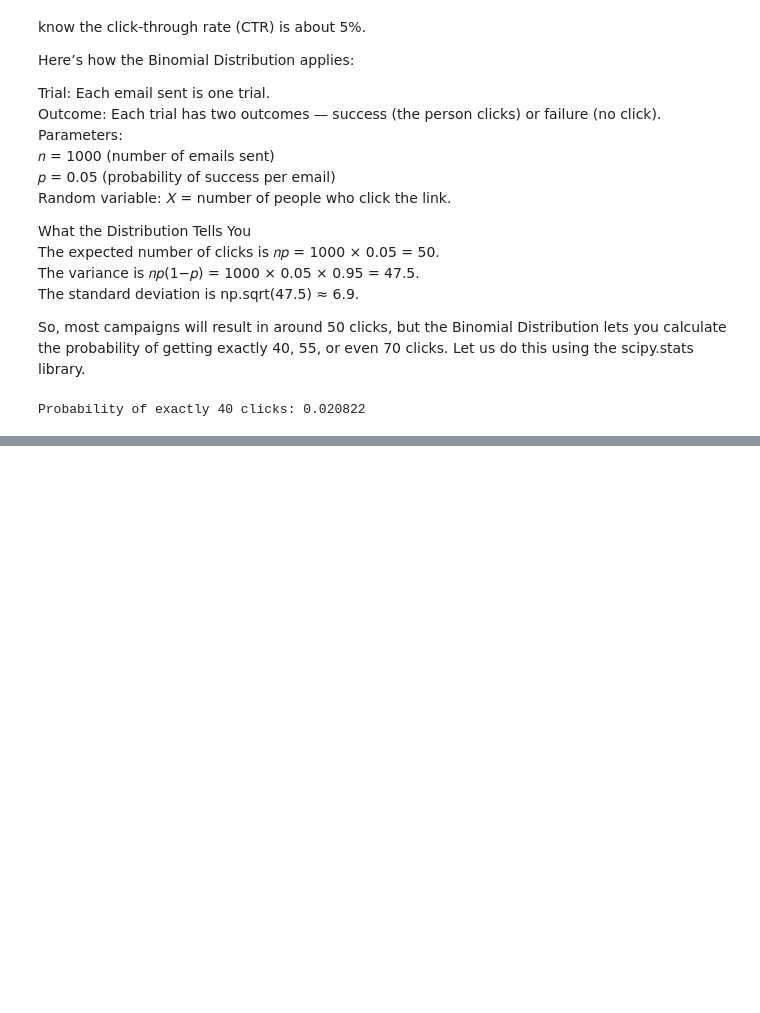
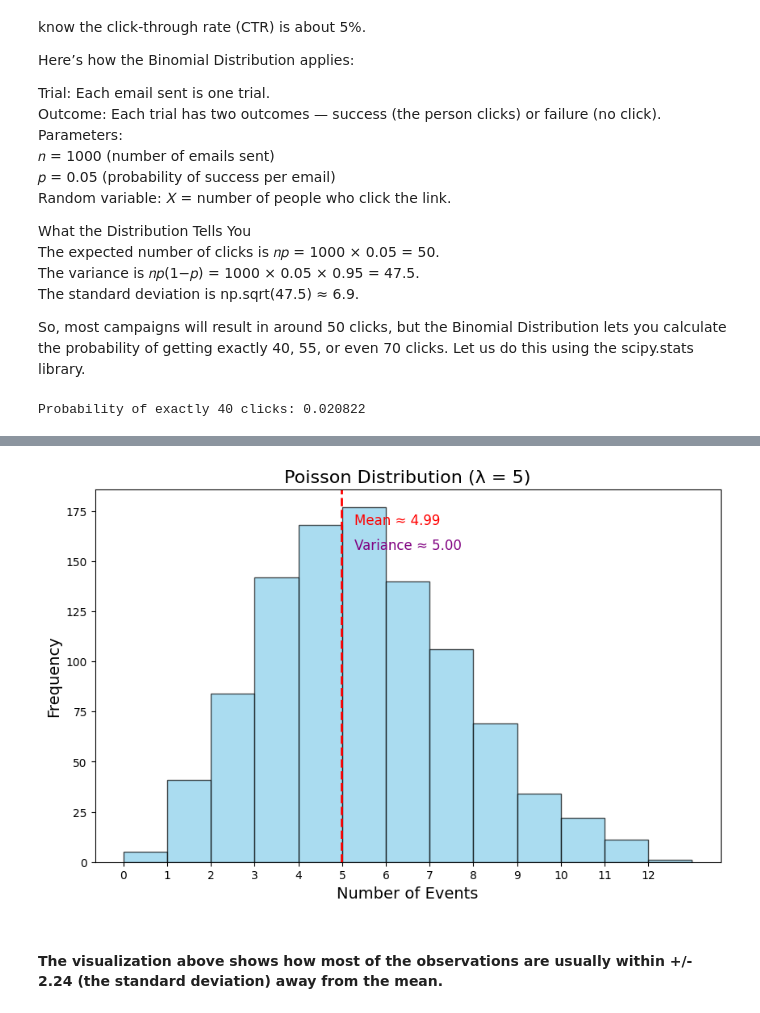
Before and after one commit to Dcroix/Data_Science_Ninja, a Jupyter notebook: Python Jutsu/Distribution Jutsu.ipynb, the cells around one changed output, grey strips where cells are left out. Drawn from its saved outputs; the diff is of its cells as text; code cells hidden in the pictures; blank space fills up the shorter version.

Commit message:
Added Poisson on Distribution Jutsu

```diff
--- a/Python Jutsu/Distribution Jutsu.ipynb
+++ b/Python Jutsu/Distribution Jutsu.ipynb
@@ -132,0 +151,43 @@ Probability of exactly 40 clicks: 0.020822
+# %%
+import numpy as np
+import matplotlib.pyplot as plt
+
+
+# Parameters
+lambda_rate = 5     # λ
+size = 1000         # number of samples
+np.random.seed(42)  # reproducibility
+
+# Generate Poisson data
+poisson_data = np.random.poisson(lam=lambda_rate, size=size)
+
+
+# Calculate sample statistics
+sample_mean = np.mean(poisson_data)
+sample_variance = np.var(poisson_data)
+std_dev = np.sqrt(sample_variance)
+
+
+# Plot histogram
+plt.figure(figsize=(10,6))
+counts, bins, patches = plt.hist(poisson_data, bins=range(0, max(poisson_data)+2),
+                                 color='skyblue', edgecolor='black', alpha=0.7)
+plt.title(f'Poisson Distribution (λ = {lambda_rate})', fontsize=16)
+plt.xlabel('Number of Events', fontsize=14)
+plt.ylabel('Frequency', fontsize=14)
+plt.xticks(range(0, max(poisson_data)+1))
+
+
+# Annotate mean and variance
+plt.axvline(sample_mean, color='red', linestyle='dashed', linewidth=2)
+plt.text(sample_mean + 0.3, max(counts)*0.95, f'Mean ≈ {sample_mean:.2f}', color='red', fontsize=12)
+plt.text(sample_mean + 0.3, max(counts)*0.88, f'Variance ≈ {sample_variance:.2f}', color='purple', fontsize=12)
+
+
+# Show plot
+
+plt.show()
+# %% [output]
+[figure, added]
+# %% [markdown]
+#### The visualization above shows how most of the observations are usually within +/- 2.24 (the standard deviation) away from the mean.
```
Also changed, not shown: parts of 8 cells of this notebook.
